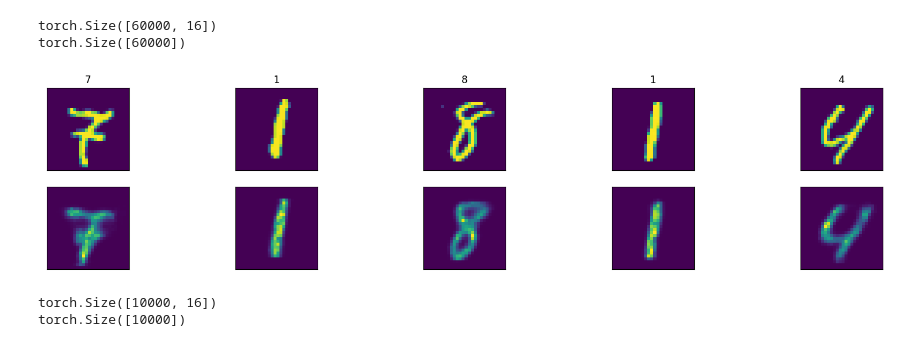
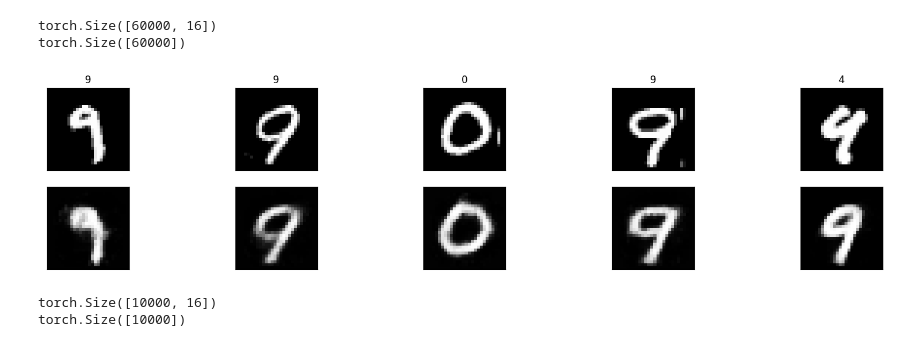
Before and after one commit to debonil/dl-autoencoder, a Jupyter notebook: autoencoder-scratch.ipynb, the cells around one changed output. Drawn from its saved outputs; the diff is of its cells as text; code cells hidden in the pictures.

```diff
--- a/autoencoder-scratch.ipynb
+++ b/autoencoder-scratch.ipynb
@@ -42,7 +42,7 @@ class autoencoder(nn.Module):
                       nn.Linear(self.hidden_sizes[1], self.hidden_sizes[0]),
                       nn.ReLU(),
                       nn.Linear(self.hidden_sizes[0], self.input_size),
-                      nn.Softmax())
+                      nn.Sigmoid())
 
     def forward(self, x):
         x = self.encoder(x)
@@ -171,29 +166,29 @@ torch.Size([60000])
 # %%
 images, labels = next(iter(valloader))
 
 img = images[0].view(1, 784)
 with torch.no_grad():
     encoded = vanila_ae.encoder(images.view(-1, 784))
     decoded = vanila_ae.decoder(encoded)
 
 plt.figure(figsize=(20, 4))
 for i in range(5):
     # Display original
     ax = plt.subplot(2, 5, i + 1)
     plt.imshow(images[i].reshape(28, 28))
-    #plt.gray()
+    plt.gray()
     ax.get_xaxis().set_visible(False)
     ax.get_yaxis().set_visible(False)
     ax.set_title(labels[i].numpy())
     # Display reconstruction
     ax = plt.subplot(2, 5, i + 1 + 5)
     plt.imshow(decoded[i].reshape(28, 28))
-    #plt.gray()
+    plt.gray()
     ax.get_xaxis().set_visible(False)
     ax.get_yaxis().set_visible(False)
 plt.show()
 # %% [output]
-[figure, old version]
+[figure, new version]
 # %%
 #preparing test embeddings
 
```
Also changed, not shown: parts of 10 cells of this notebook, 2 other files.
